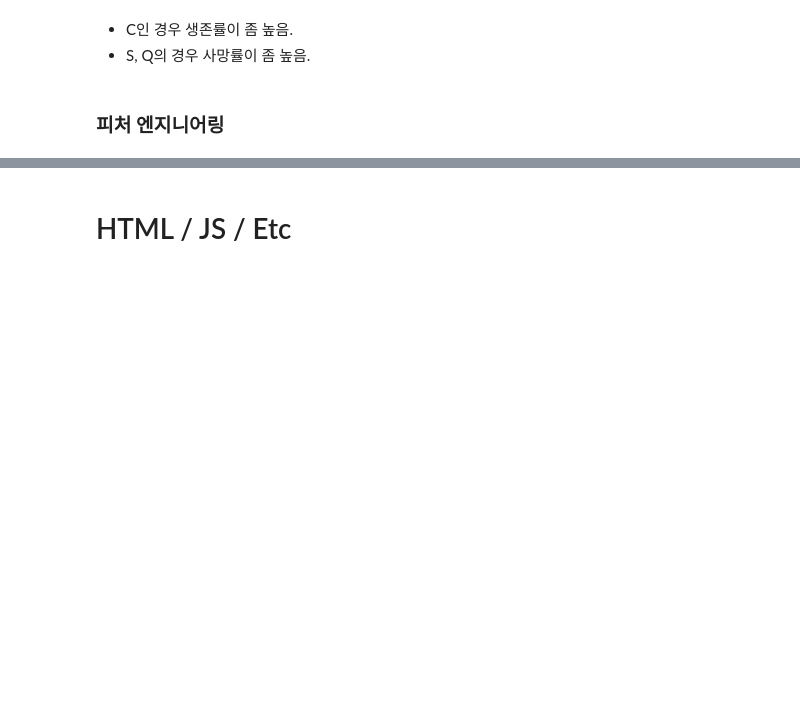
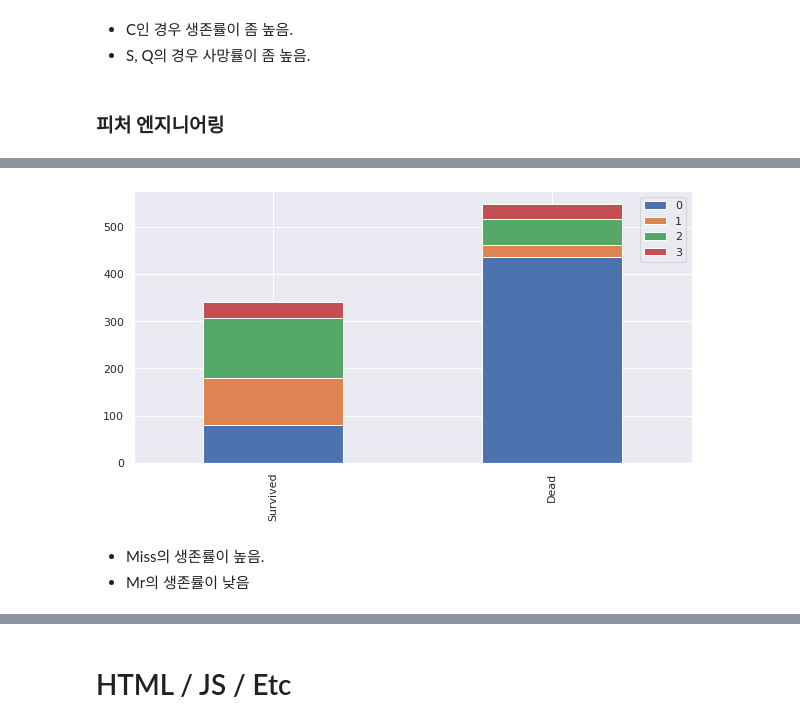
Before and after one commit to 951237/TIL, a Jupyter notebook: TIL_2020_02.ipynb, the cells around one changed output, grey strips where cells are left out. Saved outputs shown, nothing was run; the diff lists cells and outputs as text; code cells hidden in the pictures; blank space fills up the shorter version.

```diff
--- a/TIL_2020_02.ipynb
+++ b/TIL_2020_02.ipynb
@@ -537,0 +646,7 @@ bar_chart('Embarked')
+# %%
+bar_chart('Title')
+# %% [output]
+[figure, added]
+# %% [markdown]
+- Miss의 생존률이 높음.
+- Mr의 생존률이 낮음
```
Also changed, not shown: parts of 23 cells of this notebook.
